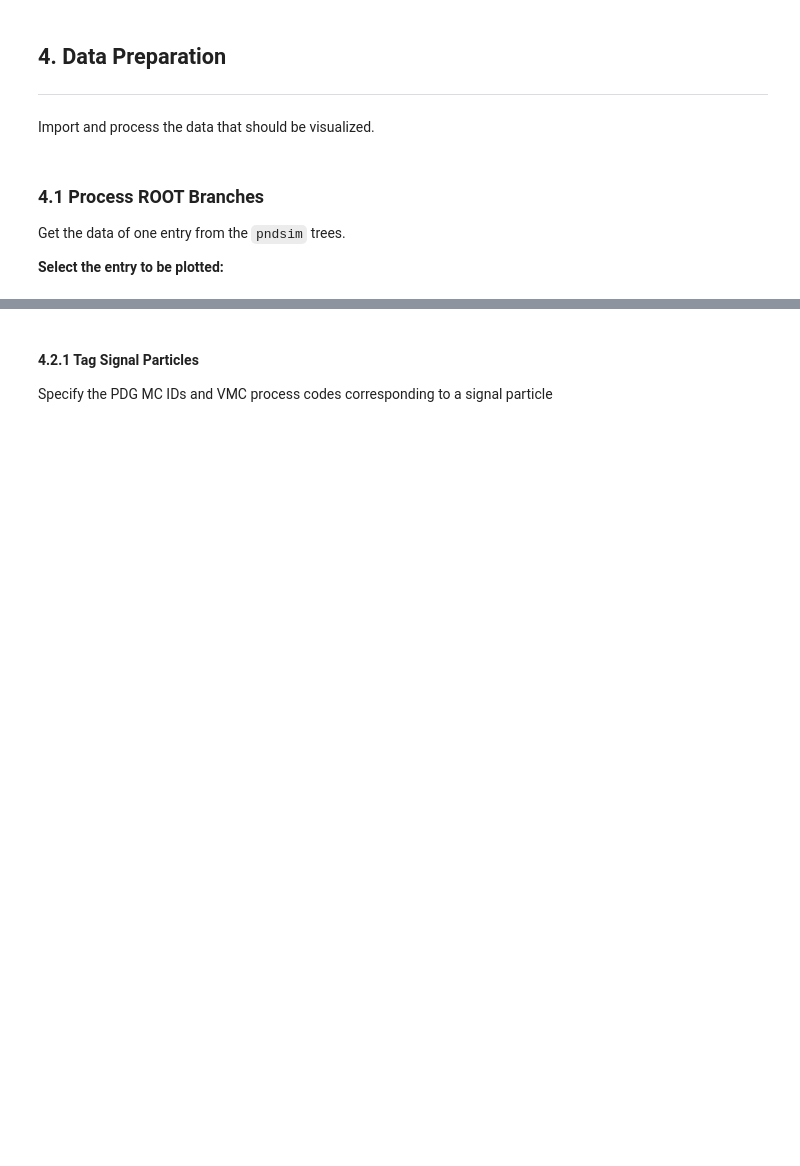
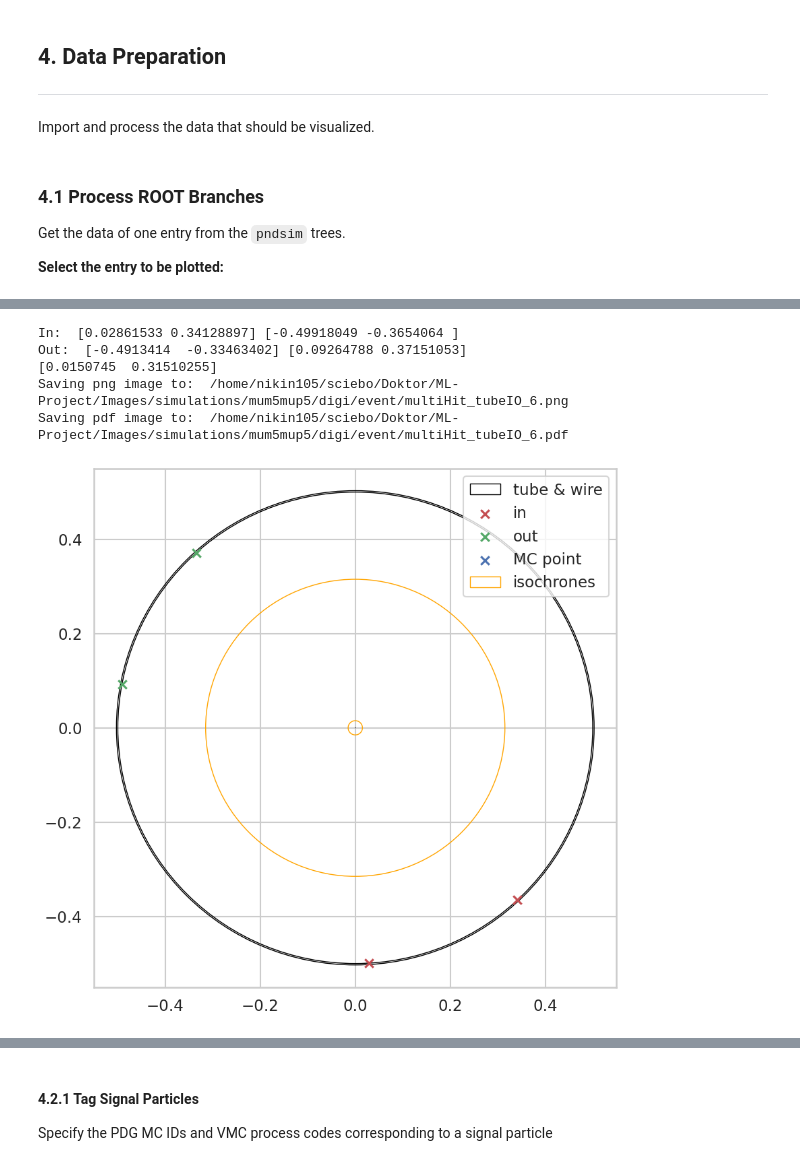
Before and after one commit to n-idw/panda-visualization, a Jupyter notebook: simulationChain/plot_digi.ipynb, the cells around one changed output, grey strips where cells are left out. Cells and saved outputs as stored; diff of their text form; code cells hidden in the pictures; blank space fills up the shorter version.

```diff
--- a/simulationChain/plot_digi.ipynb
+++ b/simulationChain/plot_digi.ipynb
@@ -275,0 +381,73 @@ yPosPerTrack = make_track_dict(realStt_trackIDs, stt_hit["Y"], yPosPerTrack)
+# %%
+x_points = stt_point["X"][mc_point_ids] - stt_geo.x[tube_id - 1]
+y_points = stt_point["Y"][mc_point_ids] - stt_geo.y[tube_id - 1]
+
+sns.set_theme(style="whitegrid", context="talk")
+fig, ax = plt.subplots(1, 1, figsize=(10, 10))
+tube = Circle((0, 0), 0.5, fill=False, edgecolor="black", linewidth=1)
+ax.add_artist(tube)
+tube = Circle(
+    (0, 0), 0.503, fill=False, edgecolor="black", linewidth=1, label="tube & wire"
+)
+ax.add_artist(tube)
+wire = Circle(
+    (0, 0),
+    0.001,
+    fill=True,
+    color="k",
+    linewidth=0,
+)
+ax.add_artist(wire)
+print("In: ",stt_point["X_in_local"][mc_point_ids], stt_point["Y_in_local"][mc_point_ids])
+ax.scatter(
+    stt_point["X_in_local"][mc_point_ids],
+    stt_point["Y_in_local"][mc_point_ids],
+    c="r",
+    marker="x",
+    label="in",
+)
+print("Out: ",stt_point["X_out_local"][mc_point_ids], stt_point["Y_out_local"][mc_point_ids])
+ax.scatter(
+    stt_point["X_out_local"][mc_point_ids],
+    stt_point["Y_out_local"][mc_point_ids],
+    c="g",
+    marker="x",
+    label="out",
+)
+ax.scatter(x_points, y_points, c="b", marker="x", label="MC point")
+isochrone = Circle(
+    (0, 0),
+    stt_hit["Isochrone"][mc_point_ids[0]],
+    fill=False,
+    edgecolor="orange",
+    linewidth=1,
+)
+print(stt_hit["Isochrone"][mc_point_ids[[1,0]]])
+ax.add_artist(isochrone)
+isochrone = Circle(
+    (0, 0),
+    stt_hit["Isochrone"][mc_point_ids[1]],
+    fill=False,
+    edgecolor="orange",
+    linewidth=1,
+    label="isochrones",
+)
+ax.add_artist(isochrone)
+ax.set_xlim(-0.55, 0.55)
+ax.set_ylim(-0.55, 0.55)
+ax.legend()
+# plt.show()
+
+# Set the image path and name and save the image as a png and pdf
+image_prefix = event_image_path_name + "/multiHit_tubeIO_" + str(entry_id)
+print("Saving png image to: ", image_prefix + ".png")
+plt.savefig(image_prefix + ".png", dpi=300, bbox_inches="tight")
+print("Saving pdf image to: ", image_prefix + ".pdf")
+plt.savefig(image_prefix + ".pdf", dpi=300, bbox_inches="tight")
+# %% [output]
+In:  [0.02861533 0.34128897] [-0.49918049 -0.3654064 ]
+Out:  [-0.4913414  -0.33463402] [0.09264788 0.37151053]
+[0.0150745  0.31510255]
+Saving png image to:  /home/nikin105/sciebo/Doktor/ML-Project/Images/simulations/mum5mup5/digi/event/multiHit_tubeIO_6.png
+Saving pdf image to:  /home/nikin105/sciebo/Doktor/ML-Project/Images/simulations/mum5mup5/digi/event/multiHit_tubeIO_6.pdf
+[figure, added]
```
Also changed, not shown: parts of 19 cells of this notebook, 7 other files.
